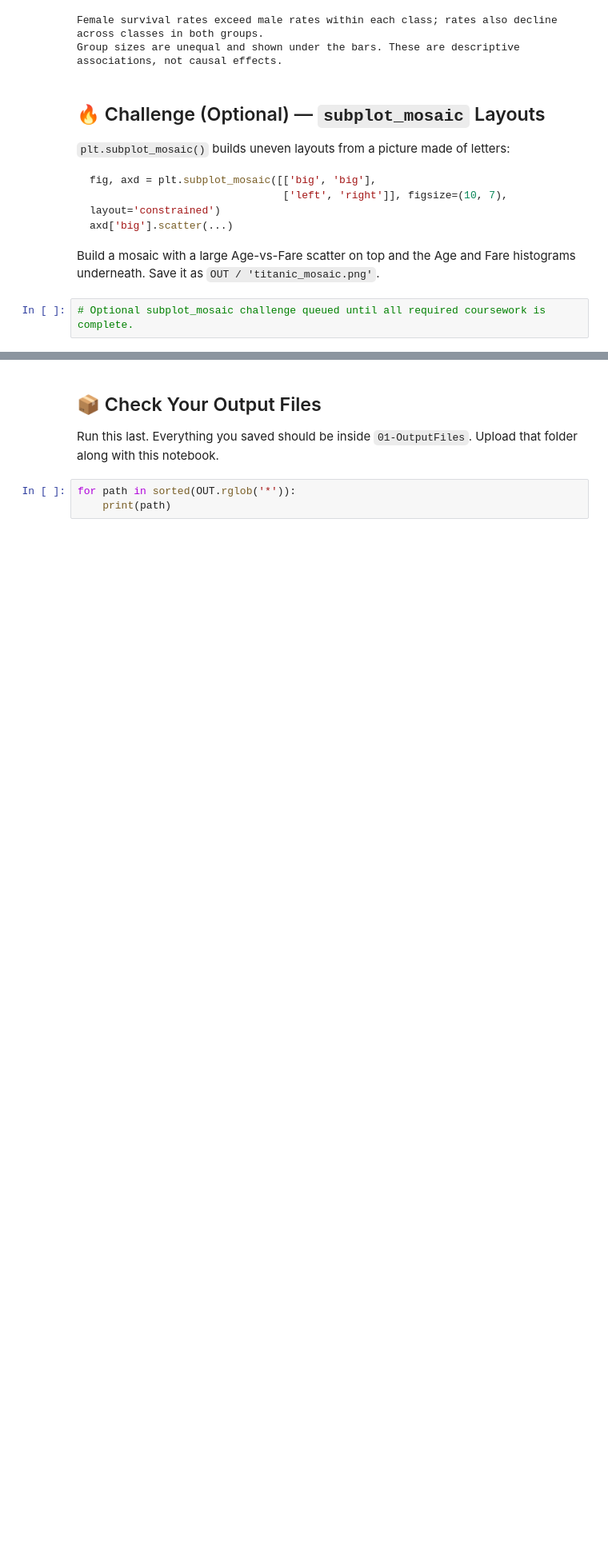
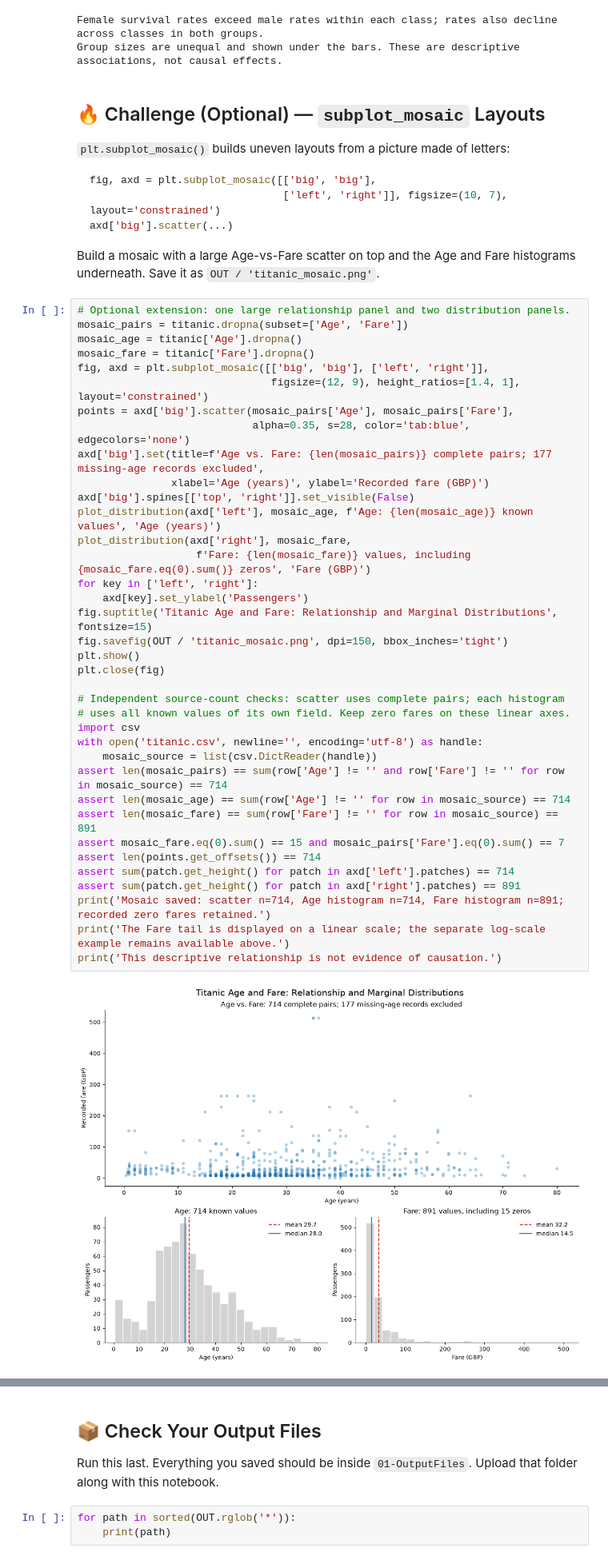
Before and after one commit to Inuka-99/3603-data-science-hulathduwage, a Jupyter notebook: 03-Completed/08-Visualizing_Data/01-Matplotlib_Object_Oriented.ipynb, the cells around one changed output, grey strips where cells are left out. Shown at 80% size. Cells and saved outputs as stored; diff of their text form; blank space fills up the shorter version.

Commit message:
Add Titanic subplot mosaic extension

````diff
--- a/03-Completed/08-Visualizing_Data/01-Matplotlib_Object_Oriented.ipynb
+++ b/03-Completed/08-Visualizing_Data/01-Matplotlib_Object_Oriented.ipynb
@@ -424,4 +424,41 @@ axd['big'].scatter(...)
 ```
 Build a mosaic with a large Age-vs-Fare scatter on top and the Age and Fare histograms underneath. Save it as `OUT / 'titanic_mosaic.png'`.
 # %%
-# Optional subplot_mosaic challenge queued until all required coursework is complete.
+# Optional extension: one large relationship panel and two distribution panels.
+mosaic_pairs = titanic.dropna(subset=['Age', 'Fare'])
+mosaic_age = titanic['Age'].dropna()
+mosaic_fare = titanic['Fare'].dropna()
+fig, axd = plt.subplot_mosaic([['big', 'big'], ['left', 'right']],
+                               figsize=(12, 9), height_ratios=[1.4, 1], layout='constrained')
+points = axd['big'].scatter(mosaic_pairs['Age'], mosaic_pairs['Fare'],
+                            alpha=0.35, s=28, color='tab:blue', edgecolors='none')
+axd['big'].set(title=f'Age vs. Fare: {len(mosaic_pairs)} complete pairs; 177 missing-age records excluded',
+               xlabel='Age (years)', ylabel='Recorded fare (GBP)')
+axd['big'].spines[['top', 'right']].set_visible(False)
+plot_distribution(axd['left'], mosaic_age, f'Age: {len(mosaic_age)} known values', 'Age (years)')
+plot_distribution(axd['right'], mosaic_fare,
+                   f'Fare: {len(mosaic_fare)} values, including {mosaic_fare.eq(0).sum()} zeros', 'Fare (GBP)')
+for key in ['left', 'right']:
+    axd[key].set_ylabel('Passengers')
+fig.suptitle('Titanic Age and Fare: Relationship and Marginal Distributions', fontsize=15)
+fig.savefig(OUT / 'titanic_mosaic.png', dpi=150, bbox_inches='tight')
+plt.show()
+plt.close(fig)
+
+# Independent source-count checks: scatter uses complete pairs; each histogram
+# uses all known values of its own field. Keep zero fares on these linear axes.
+import csv
+with open('titanic.csv', newline='', encoding='utf-8') as handle:
+    mosaic_source = list(csv.DictReader(handle))
+assert len(mosaic_pairs) == sum(row['Age'] != '' and row['Fare'] != '' for row in mosaic_source) == 714
+assert len(mosaic_age) == sum(row['Age'] != '' for row in mosaic_source) == 714
+assert len(mosaic_fare) == sum(row['Fare'] != '' for row in mosaic_source) == 891
+assert mosaic_fare.eq(0).sum() == 15 and mosaic_pairs['Fare'].eq(0).sum() == 7
+assert len(points.get_offsets()) == 714
+assert sum(patch.get_height() for patch in axd['left'].patches) == 714
+assert sum(patch.get_height() for patch in axd['right'].patches) == 891
+print('Mosaic saved: scatter n=714, Age histogram n=714, Fare histogram n=891; recorded zero fares retained.')
+print('The Fare tail is displayed on a linear scale; the separate log-scale example remains available above.')
+print('This descriptive relationship is not evidence of causation.')
+# %% [output]
+[figure, added]
````
Also changed, not shown: parts of 3 cells of this notebook, 3 other files.
